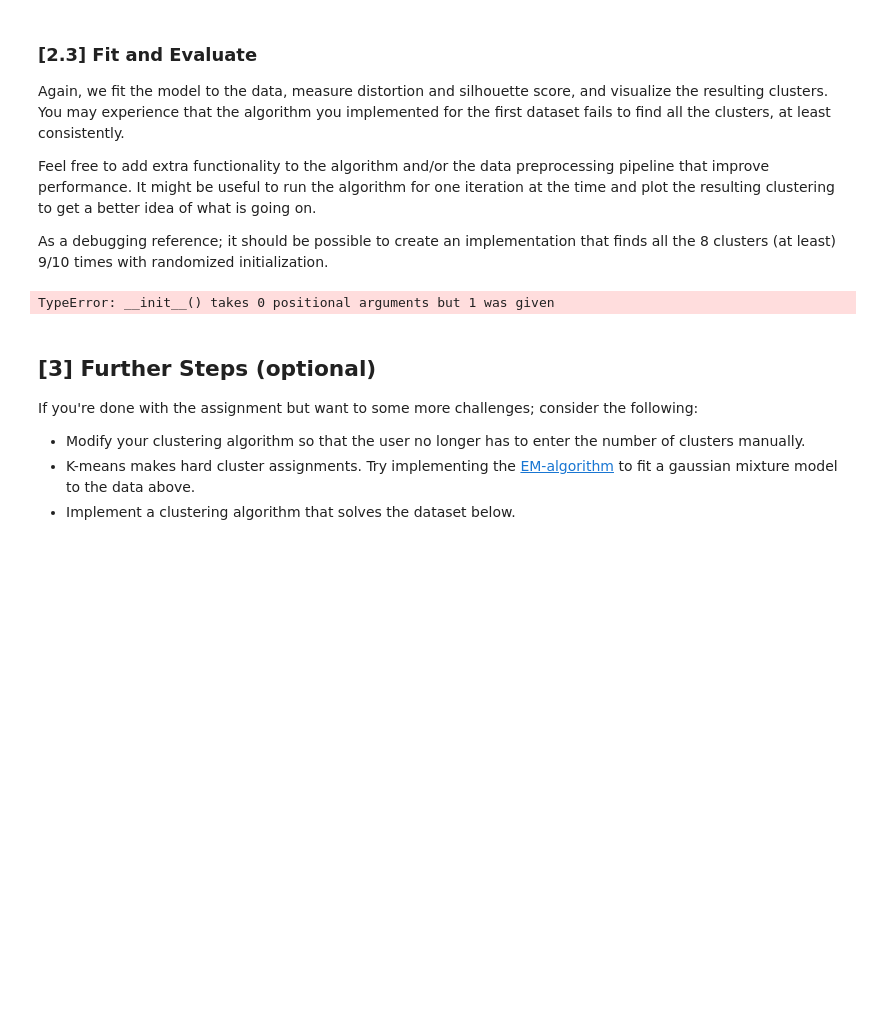
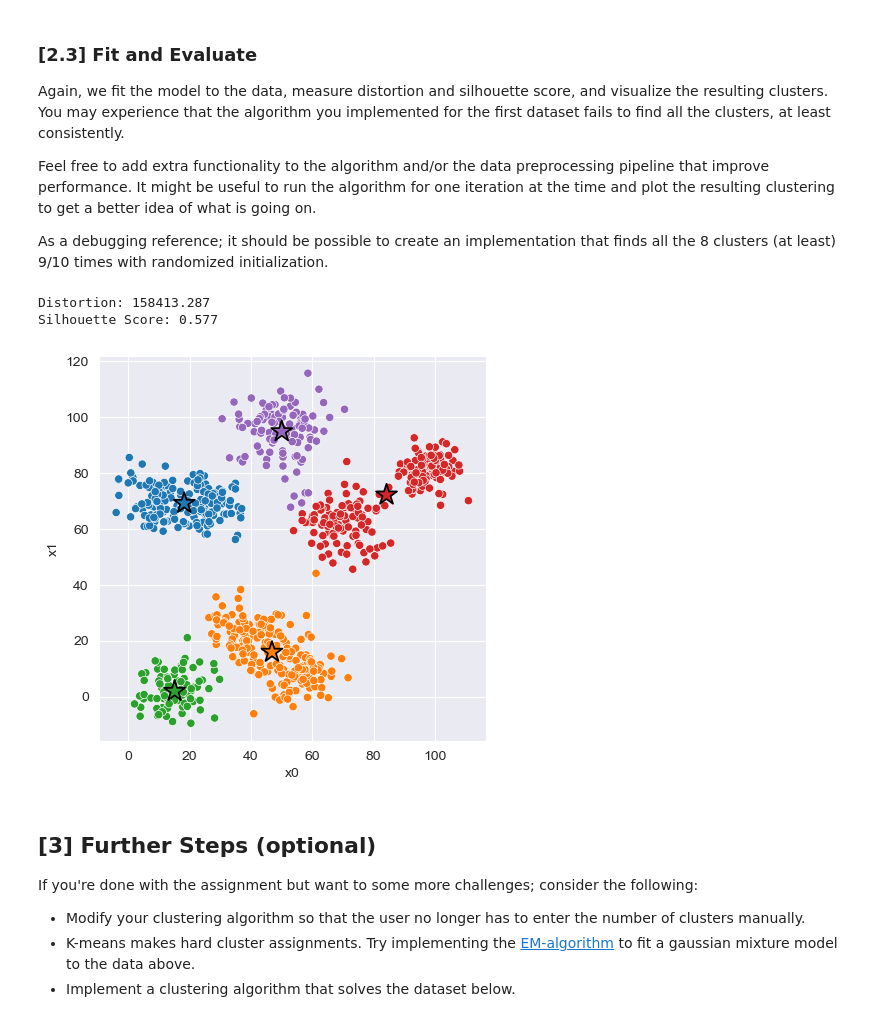
Before and after one commit to eirivarn/Machine_Learning_Intro, a Jupyter notebook: k_means/experiment.ipynb, the cells around one changed output. Cells and saved outputs as stored; diff of their text form; code cells hidden in the pictures; blank space fills up the shorter version.

Commit message:
WOrking KMean version. Need tweaking

```diff
--- a/k_means/experiment.ipynb
+++ b/k_means/experiment.ipynb
@@ -126,23 +127,25 @@ As a debugging reference; it should be possible to create an implementation that
 # %%
 # Fit Model
 X = data_2[['x0', 'x1']]
-model_2 = km.KMeans()  # <-- Feel free to add hyperparameters
+model_2 = km.KMeans(5, True)  # <-- Feel free to add hyperparameters
 model_2.fit(X)
 
 # Compute Silhouette Score
 z = model_2.predict(X)
 print(f'Distortion: {km.euclidean_distortion(X, z) :.3f}')
 print(f'Silhouette Score: {km.euclidean_silhouette(X, z) :.3f}')
 
 # Plot cluster assignments
 C = model_2.get_centroids()
 K = len(C)
 _, ax = plt.subplots(figsize=(5, 5), dpi=100)
 sns.scatterplot(x='x0', y='x1', hue=z, hue_order=range(K), palette='tab10', data=X, ax=ax);
 sns.scatterplot(x=C[:,0], y=C[:,1], hue=range(K), palette='tab10', marker='*', s=250, edgecolor='black', ax=ax)
 ax.legend().remove();
 # %% [output]
-TypeError: __init__() takes 0 positional arguments but 1 was given
+Distortion: 158413.287
+Silhouette Score: 0.577
+[figure, added]
 # %% [markdown]
 ## [3] Further Steps (optional)
 
```
Also changed, not shown: parts of 1 cell of this notebook, 1 other file.
